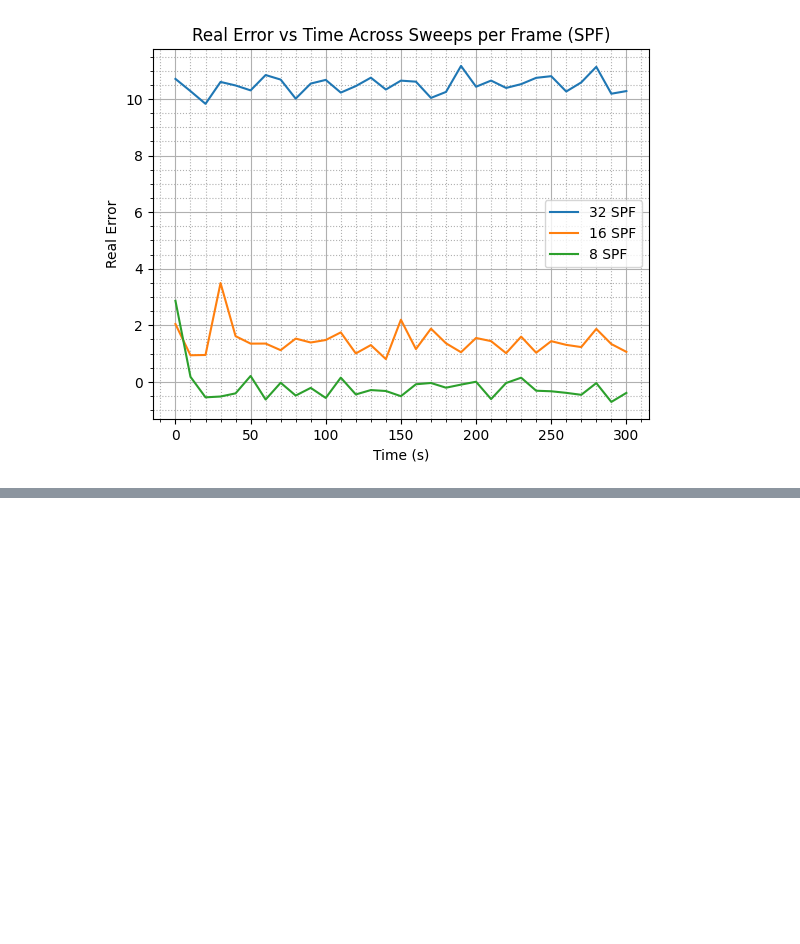
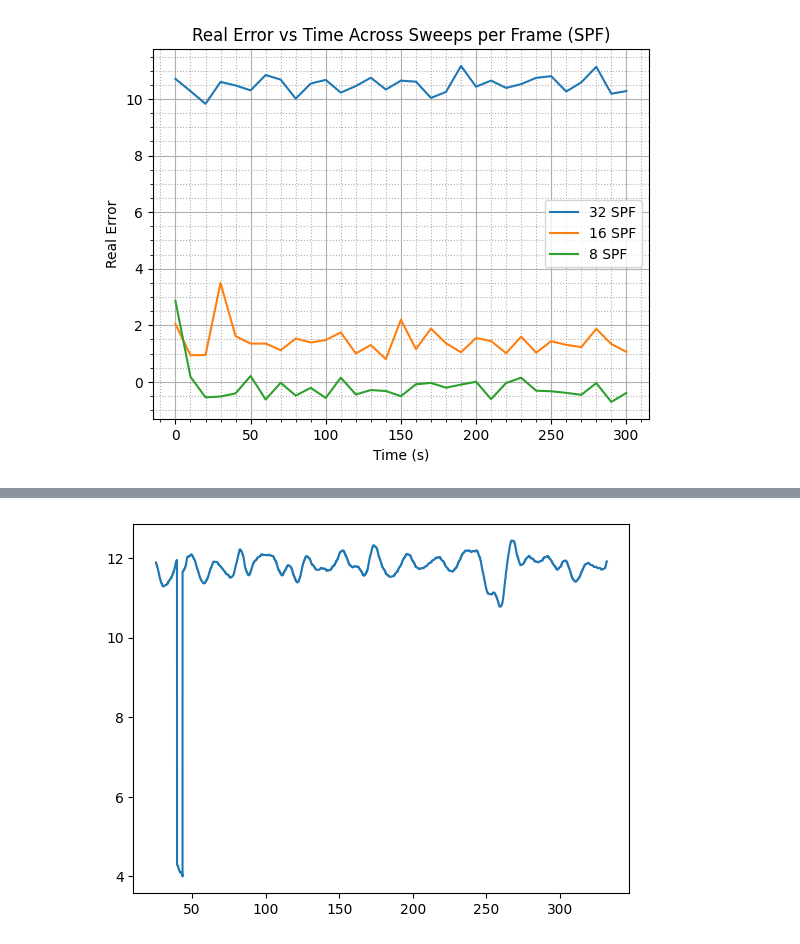
Before and after one commit to samjkenney/bpm-v3, a Jupyter notebook: plotting/plotting.ipynb, the cells around one changed output, grey strips where cells are left out. Drawn from its saved outputs; the diff is of its cells as text; code cells hidden in the pictures; blank space fills up the shorter version.

```diff
--- a/plotting/plotting.ipynb
+++ b/plotting/plotting.ipynb
@@ -116,0 +117,7 @@ plt.show()
+# %%
+df = pd.read_csv('..\grace-7292025\sensor\grace-sensorData-7292025-4.csv')
+plt.plot(np.array(df['Timestamp'].to_list()), np.array(df['Breath Rate'].to_list()))
+
+plt.show()
+# %% [output]
+[figure, added]
```
Also changed, not shown: parts of 2 cells of this notebook, 47 other files.
